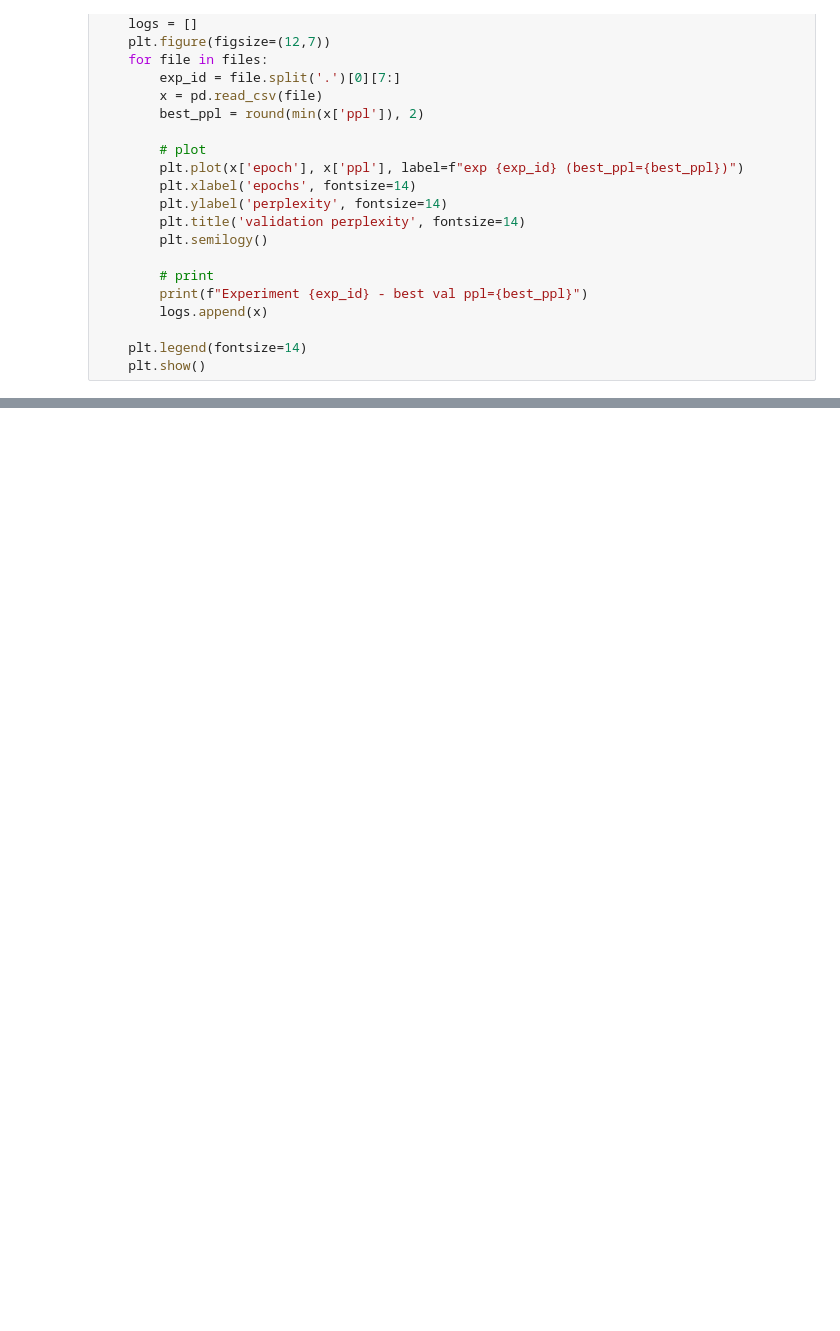
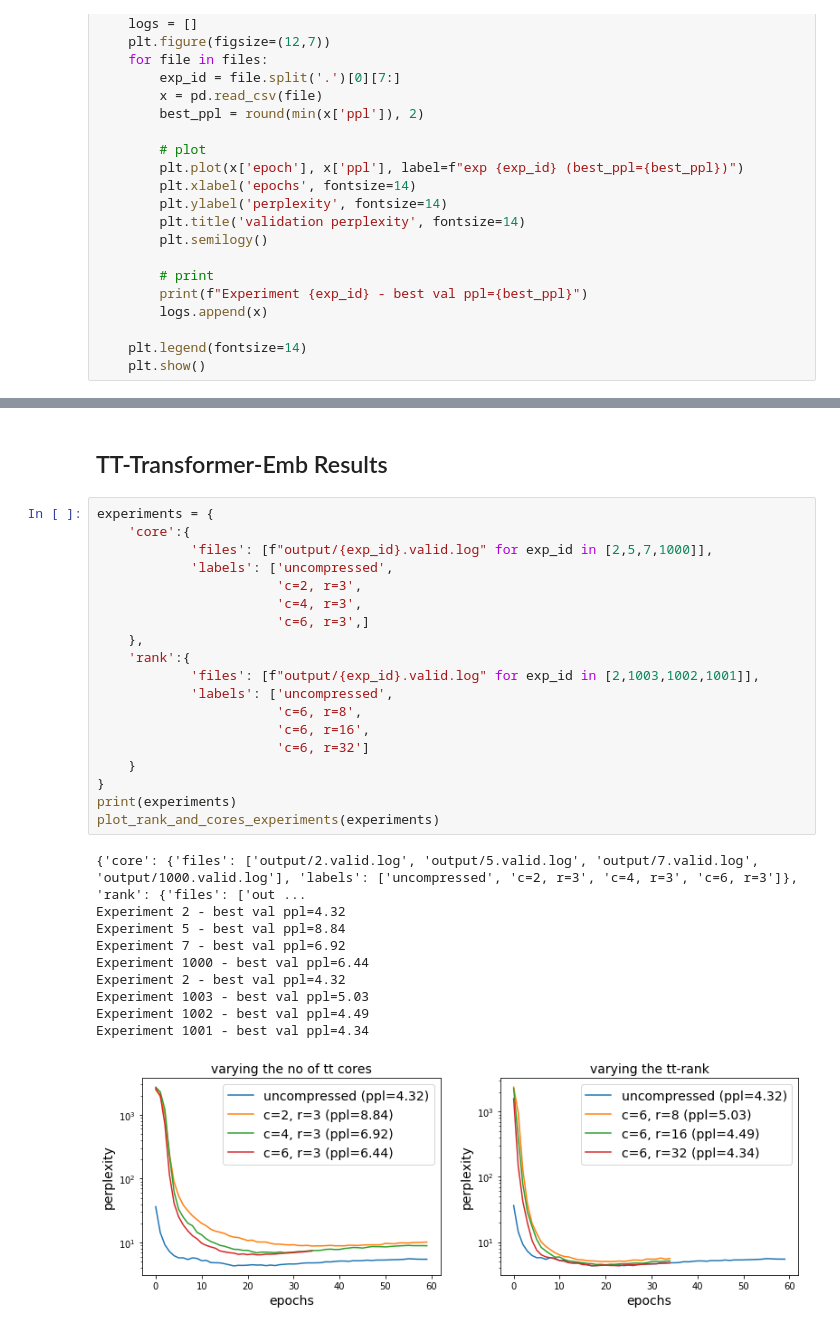
Before and after one commit to MohamedAbdelsalam9/TT-Transformer, a Jupyter notebook: visualize_logs.ipynb, the cells around one changed output, grey strips where cells are left out. Cells and saved outputs as stored; diff of their text form; blank space fills up the shorter version.

```diff
--- a/visualize_logs.ipynb
+++ b/visualize_logs.ipynb
@@ -53,0 +120,32 @@ Experiment 16 - best val ppl=5.42
+# %% [markdown]
+## TT-Transformer-Emb Results
+# %%
+experiments = {
+    'core':{
+            'files': [f"output/{exp_id}.valid.log" for exp_id in [2,5,7,1000]],
+            'labels': ['uncompressed',
+                       'c=2, r=3',
+                       'c=4, r=3',
+                       'c=6, r=3',]
+    },
+    'rank':{
+            'files': [f"output/{exp_id}.valid.log" for exp_id in [2,1003,1002,1001]],
+            'labels': ['uncompressed',
+                       'c=6, r=8',
+                       'c=6, r=16',
+                       'c=6, r=32']
+    }
+}
+print(experiments)
+plot_rank_and_cores_experiments(experiments)
+# %% [output]
+{'core': {'files': ['output/2.valid.log', 'output/5.valid.log', 'output/7.valid.log', 'output/1000.valid.log'], 'labels': ['uncompressed', 'c=2, r=3', 'c=4, r=3', 'c=6, r=3']}, 'rank': {'files': ['out ...
+Experiment 2 - best val ppl=4.32
+Experiment 5 - best val ppl=8.84
+Experiment 7 - best val ppl=6.92
+Experiment 1000 - best val ppl=6.44
+Experiment 2 - best val ppl=4.32
+Experiment 1003 - best val ppl=5.03
+Experiment 1002 - best val ppl=4.49
+Experiment 1001 - best val ppl=4.34
+[figure, added]
```
Also changed, not shown: parts of 10 cells of this notebook, 3 other files.
